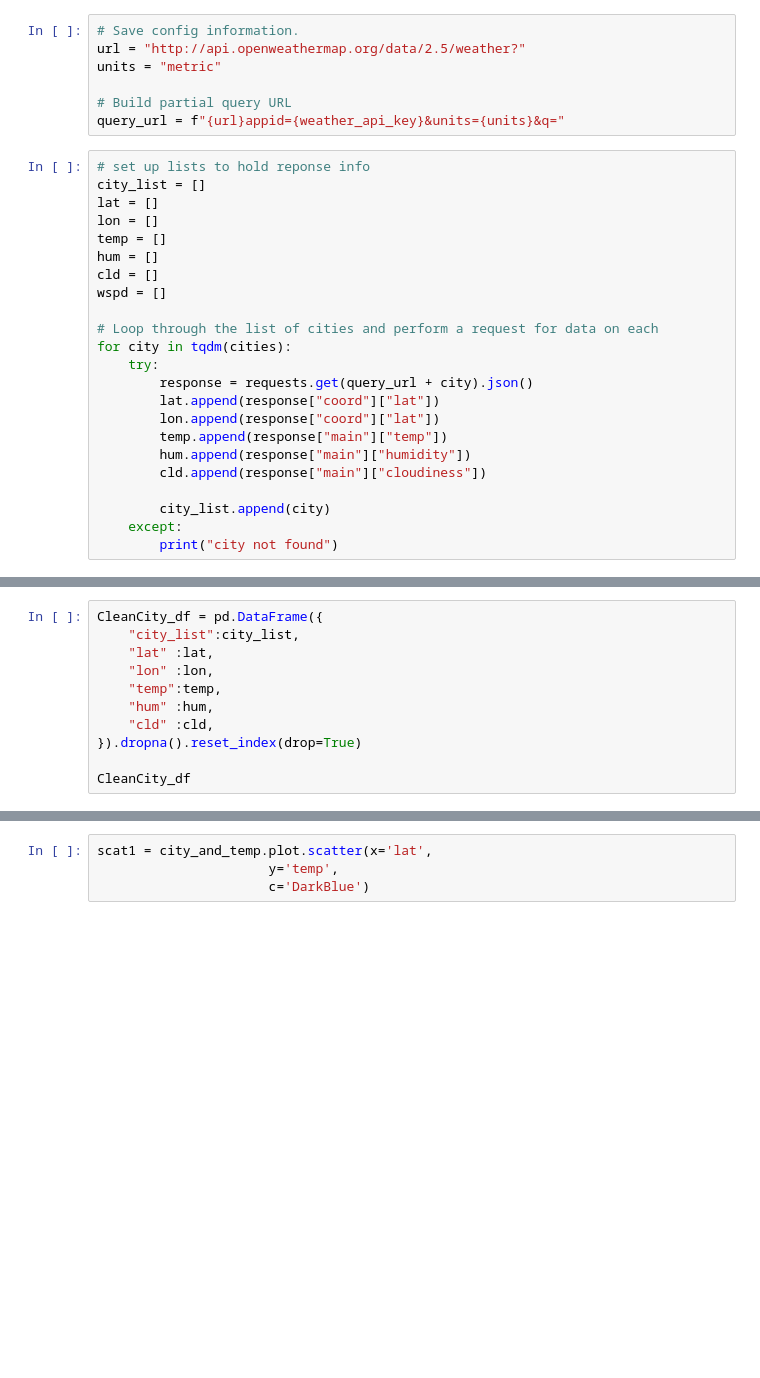
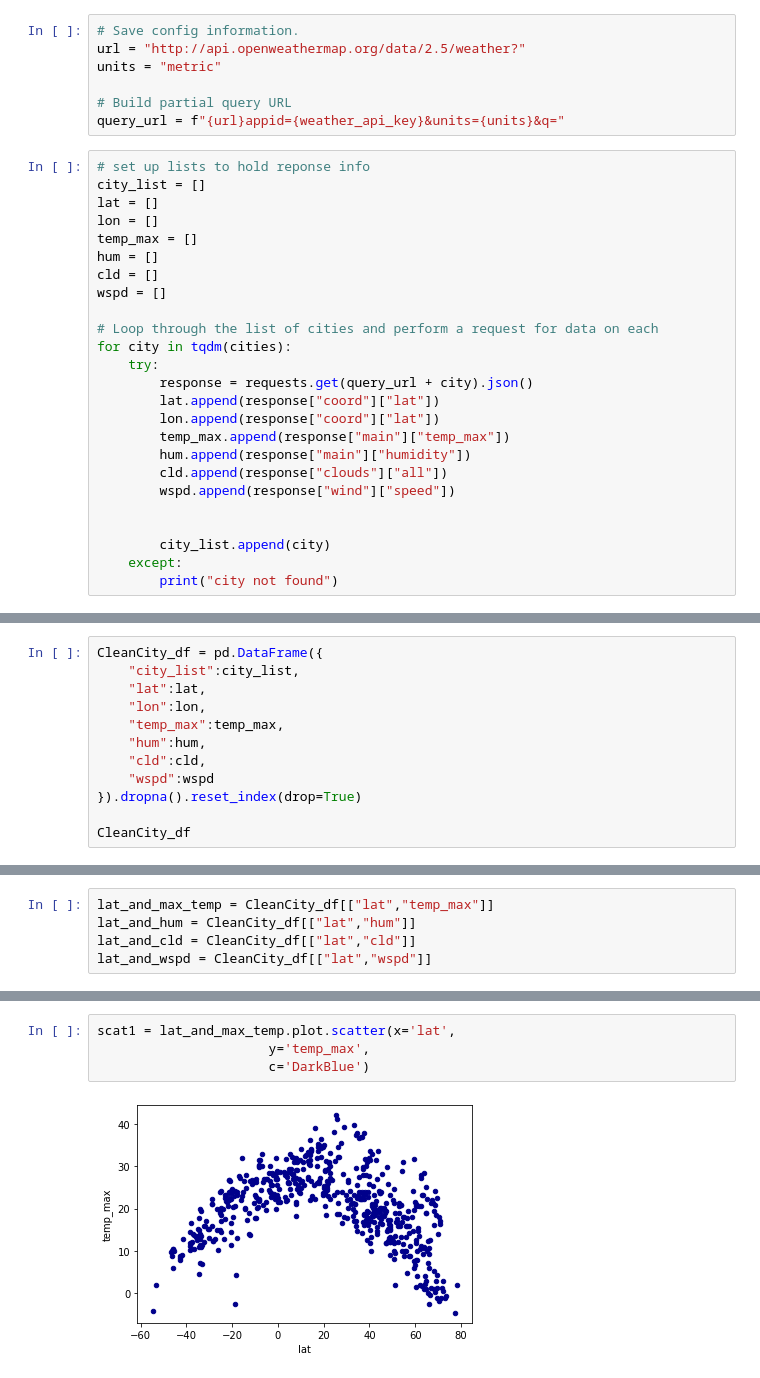
Before and after one commit to WACunninghamIV/Weather_Py, a Jupyter notebook: WeatherPy/WeatherPy.ipynb, the cells around one changed output, grey strips where cells are left out. Saved outputs shown, nothing was run; the diff lists cells and outputs as text; blank space fills up the shorter version.

```diff
--- a/WeatherPy/WeatherPy.ipynb
+++ b/WeatherPy/WeatherPy.ipynb
@@ -55,7 +55,7 @@ query_url = f"{url}appid={weather_api_key}&units={units}&q="
 city_list = []
 lat = []
 lon = []
-temp = []
+temp_max = []
 hum = []
 cld = []
 wspd = []
@@ -66,9 +66,11 @@ for city in tqdm(cities):
         response = requests.get(query_url + city).json()
         lat.append(response["coord"]["lat"])
         lon.append(response["coord"]["lat"])
-        temp.append(response["main"]["temp"])
+        temp_max.append(response["main"]["temp_max"])
         hum.append(response["main"]["humidity"])
-        cld.append(response["main"]["cloudiness"])
+        cld.append(response["clouds"]["all"])
+        wspd.append(response["wind"]["speed"])
+
 
         city_list.append(city)
     except:
@@ -92,11 +92,12 @@ city not found
 # %%
 CleanCity_df = pd.DataFrame({
     "city_list":city_list,
-    "lat" :lat,
-    "lon" :lon,
-    "temp":temp,
-    "hum" :hum,
-    "cld" :cld,
+    "lat":lat,
+    "lon":lon,
+    "temp_max":temp_max,
+    "hum":hum,
+    "cld":cld,
+    "wspd":wspd
 }).dropna().reset_index(drop=True)
 
 CleanCity_df
@@ -138 +126,6 @@ city_and_temp = CleanCity_df[["lat","temp"]]
+# %%
+lat_and_max_temp = CleanCity_df[["lat","temp_max"]]
+lat_and_hum = CleanCity_df[["lat","hum"]]
+lat_and_cld = CleanCity_df[["lat","cld"]]
+lat_and_wspd = CleanCity_df[["lat","wspd"]]
 # %%
@@ -140,4 +140,6 @@ city_and_temp.head()
 # %%
-scat1 = city_and_temp.plot.scatter(x='lat',
-                      y='temp',
+scat1 = lat_and_max_temp.plot.scatter(x='lat',
+                      y='temp_max',
                       c='DarkBlue')
+# %% [output]
+[figure, added]
```
Also changed, not shown: parts of 19 cells of this notebook.
